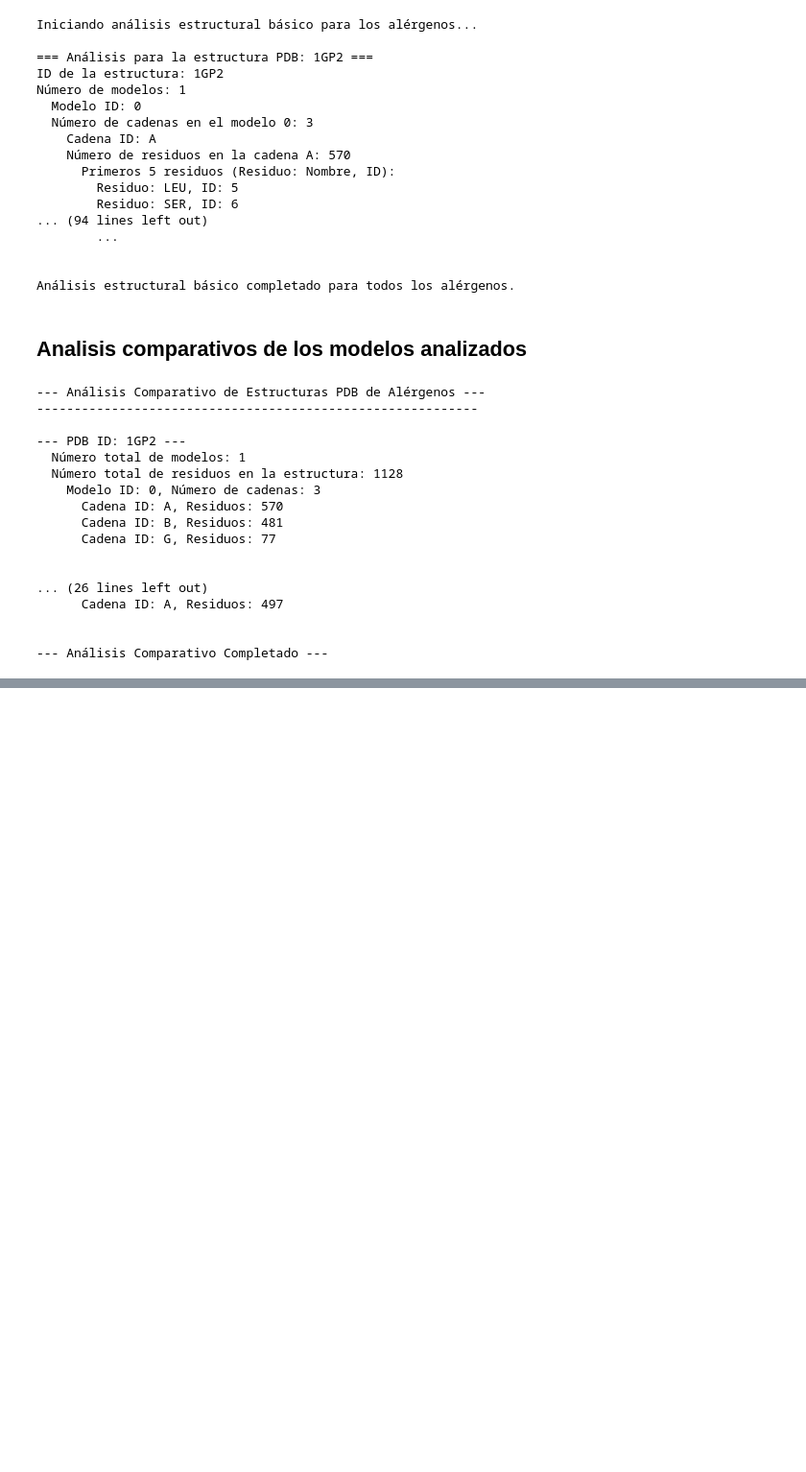
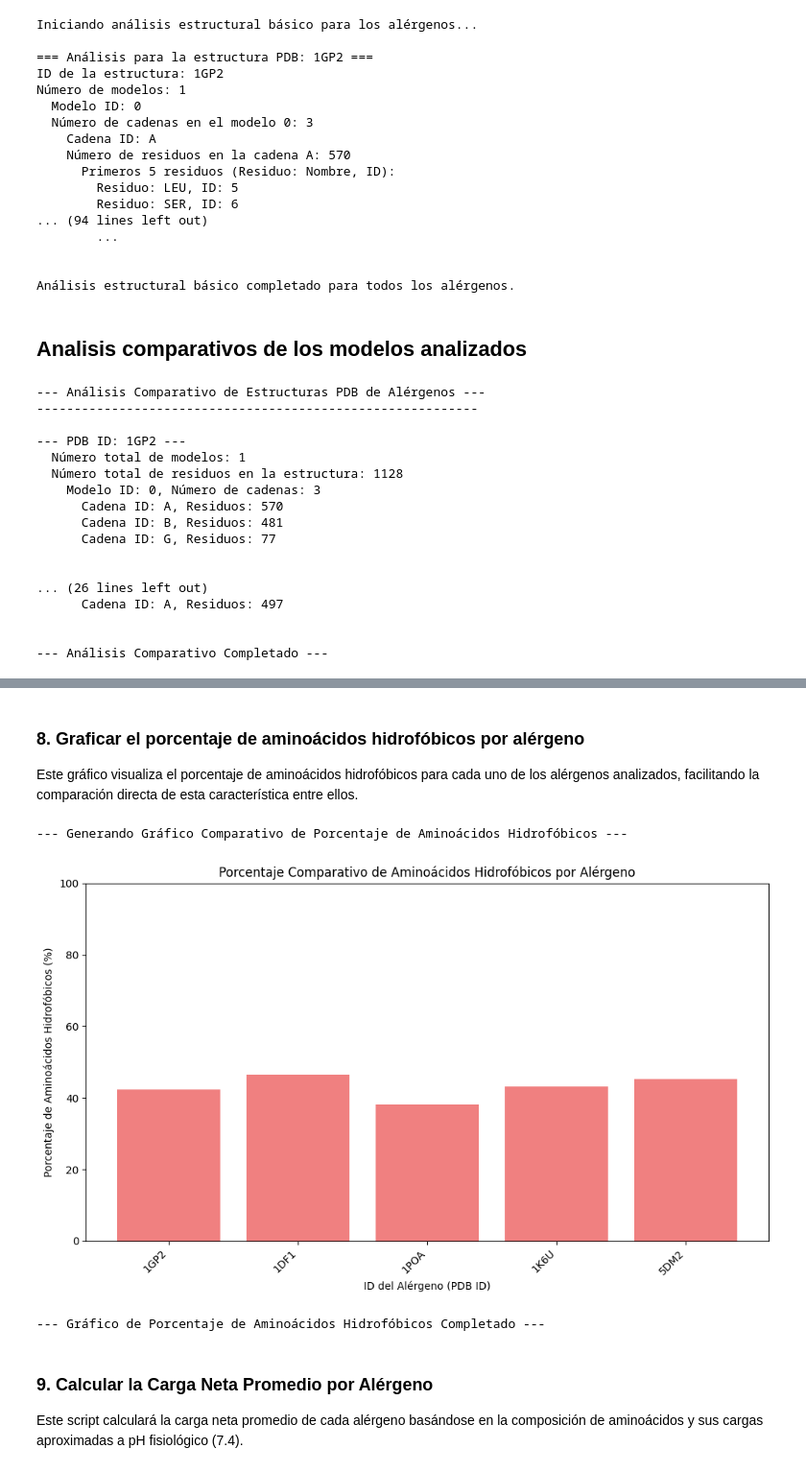
Before and after one commit to AngelTroncoso/Alergias, a Jupyter notebook: 01_Análisis_de_Estructuras_PDB.ipynb, the cells around one changed output, grey strips where cells are left out. Shown at 96% size. Cells and saved outputs as stored; diff of their text form; code cells hidden in the pictures; blank space fills up the shorter version.

```diff
--- a/01_Análisis_de_Estructuras_PDB.ipynb
+++ b/01_Análisis_de_Estructuras_PDB.ipynb
@@ -415,0 +587,49 @@ print("--- Análisis Comparativo Completado ---")
+# %% [markdown]
+### 8. Graficar el porcentaje de aminoácidos hidrofóbicos por alérgeno
+
+Este gráfico visualiza el porcentaje de aminoácidos hidrofóbicos para cada uno de los alérgenos analizados, facilitando la comparación directa de esta característica entre ellos.
+# %%
+import matplotlib.pyplot as plt
+
+print("\n--- Generando Gráfico Comparativo de Porcentaje de Aminoácidos Hidrofóbicos ---")
+
+pdb_ids_for_plot = []
+percentage_hydrophobic_for_plot = []
+
+for pdb_id, counts in allergen_amino_acid_counts.items():
+    total_amino_acids = sum(counts.values())
+    hydrophobic_count = 0
+
+    for aa_name, count in counts.items():
+        if aa_name in hydrophobic_amino_acids:
+            hydrophobic_count += count
+
+    if total_amino_acids > 0:
+        percentage_hydrophobic = (hydrophobic_count / total_amino_acids) * 100
+        pdb_ids_for_plot.append(pdb_id)
+        percentage_hydrophobic_for_plot.append(percentage_hydrophobic)
+    else:
+        print(f"Advertencia: No se encontraron aminoácidos estándar para {pdb_id}. No incluido en el gráfico.")
+
+if pdb_ids_for_plot:
+    plt.figure(figsize=(10, 6))
+    plt.bar(pdb_ids_for_plot, percentage_hydrophobic_for_plot, color='lightcoral')
+    plt.xlabel('ID del Alérgeno (PDB ID)')
+    plt.ylabel('Porcentaje de Aminoácidos Hidrofóbicos (%)')
+    plt.title('Porcentaje Comparativo de Aminoácidos Hidrofóbicos por Alérgeno')
+    plt.ylim(0, 100) # Asegurar que el eje Y vaya de 0 a 100
+    plt.xticks(rotation=45, ha='right')
+    plt.tight_layout()
+    plt.show()
+else:
+    print("No hay datos suficientes para generar el gráfico.")
+
+print("\n--- Gráfico de Porcentaje de Aminoácidos Hidrofóbicos Completado ---")
+# %% [output]
+--- Generando Gráfico Comparativo de Porcentaje de Aminoácidos Hidrofóbicos ---
+[figure, added]
+--- Gráfico de Porcentaje de Aminoácidos Hidrofóbicos Completado ---
+# %% [markdown]
+### 9. Calcular la Carga Neta Promedio por Alérgeno
+
+Este script calculará la carga neta promedio de cada alérgeno basándose en la composición de aminoácidos y sus cargas aproximadas a pH fisiológico (7.4).
```
Also changed, not shown: parts of 9 cells of this notebook.
